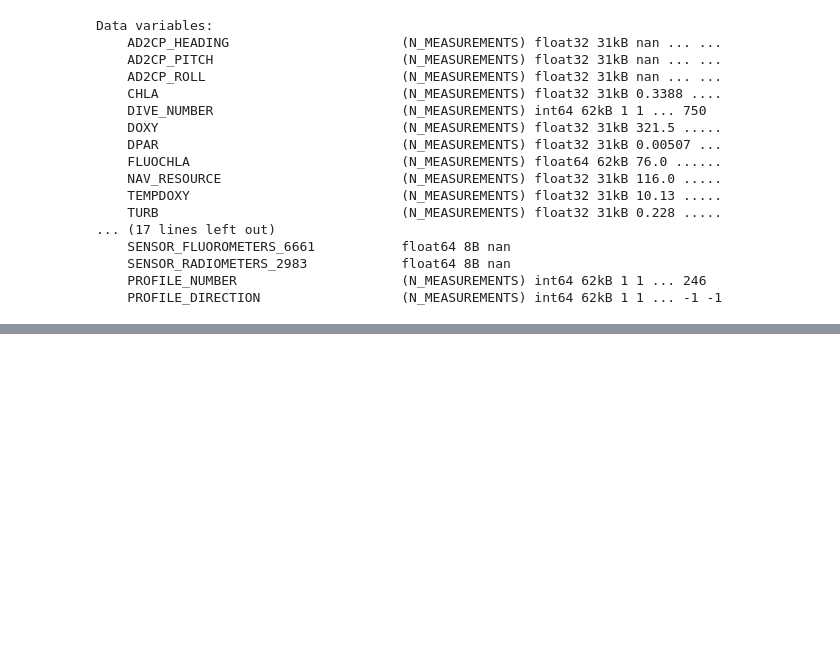
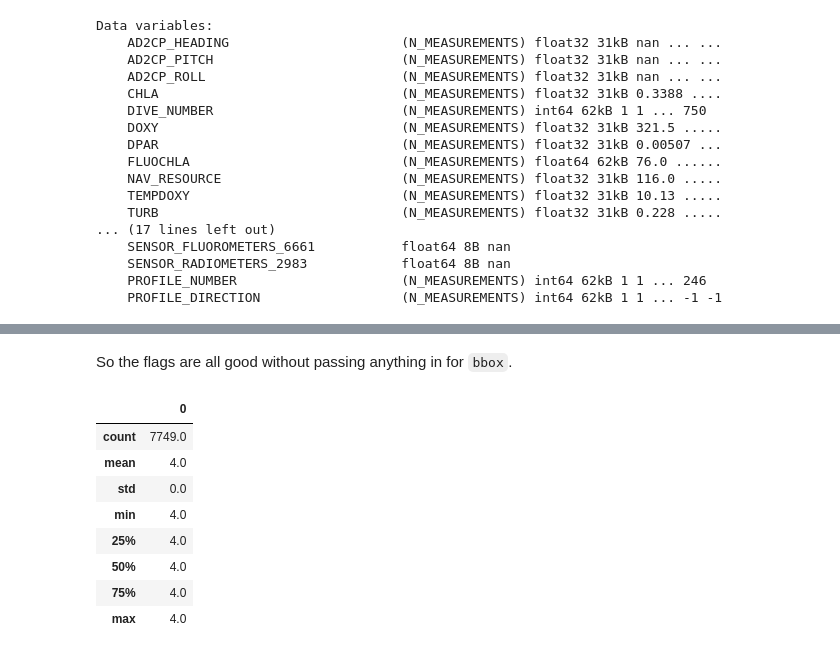
Before and after one commit to Klankers/mau_gsoc_qartod, a Jupyter notebook: deliverable_2.ipynb, the cells around one changed output, grey strips where cells are left out. Saved outputs shown, nothing was run; the diff lists cells and outputs as text; code cells hidden in the pictures; blank space fills up the shorter version.

```diff
--- a/deliverable_2.ipynb
+++ b/deliverable_2.ipynb
@@ -2104,0 +2137,15 @@ from ioos_qc import qartod
+# %% [markdown]
+So the flags are all good without passing anything in for `bbox`.
+# %%
+flags = qartod.location_test(lon=data.LONGITUDE, lat=data.LATITUDE, bbox=(0, 10, 0, 10))    #   This should all be bad. We're nowhere near the equator with this dataset.
+pd.DataFrame(flags).describe()
+# %% [output]
+|  | 0 |
+| count | 7749.0 |
+| mean | 4.0 |
+| std | 0.0 |
+| min | 4.0 |
+| 25% | 4.0 |
+| 50% | 4.0 |
+| 75% | 4.0 |
+| max | 4.0 |
```
Also changed, not shown: parts of 27 cells of this notebook.
